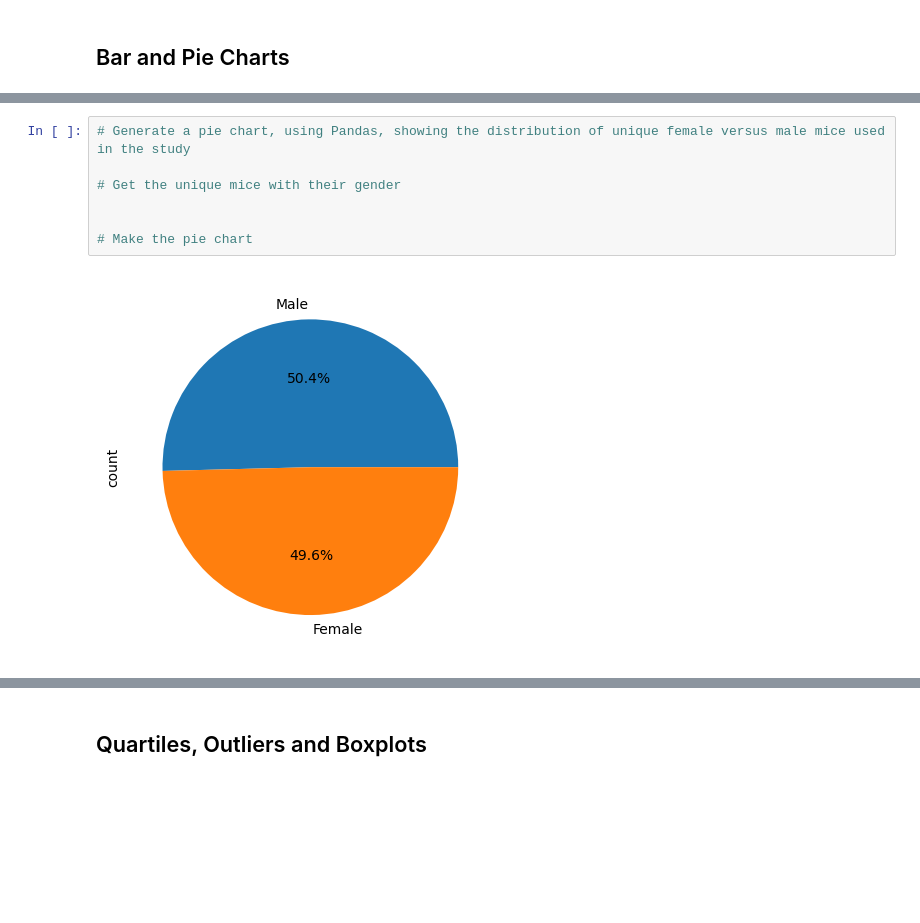
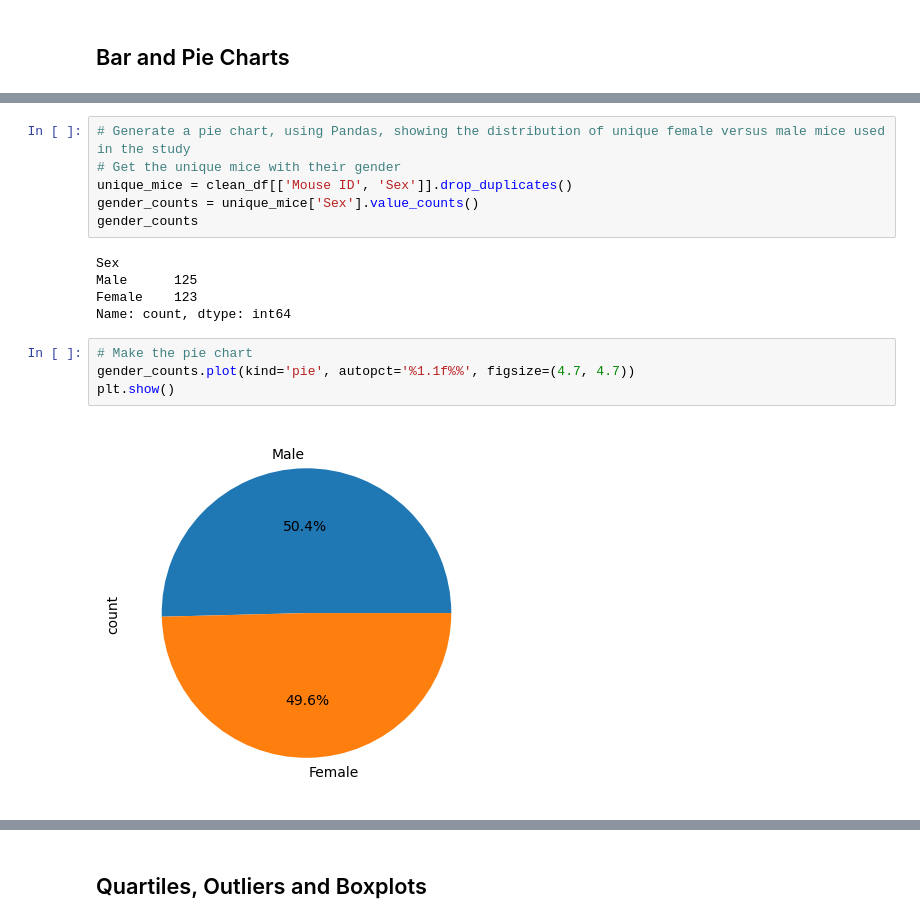
Before and after one commit to SabaAlaeddini/Module-5-Challenge-Matplotlib, a Jupyter notebook: Pymaceuticals/main_analysis-pymaceuticals_starter.ipynb, the cells around one changed output, grey strips where cells are left out. Cells and saved outputs as stored; diff of their text form; blank space fills up the shorter version.

```diff
--- a/Pymaceuticals/main_analysis-pymaceuticals_starter.ipynb
+++ b/Pymaceuticals/main_analysis-pymaceuticals_starter.ipynb
@@ -123,11 +204,19 @@ array(['g989'], dtype=object)
 # %%
 # Generate a pie chart, using Pandas, showing the distribution of unique female versus male mice used in the study
-
 # Get the unique mice with their gender
-
-
-# Make the pie chart
+unique_mice = clean_df[['Mouse ID', 'Sex']].drop_duplicates()
+gender_counts = unique_mice['Sex'].value_counts()
+gender_counts
 # %% [output]
-[figure, removed]
+Sex
+Male      125
+Female    123
+Name: count, dtype: int64
+# %%
+# Make the pie chart
+gender_counts.plot(kind='pie', autopct='%1.1f%%', figsize=(4.7, 4.7))
+plt.show()
+# %% [output]
+[figure, added]
 # %%
 # Generate a pie chart, using pyplot, showing the distribution of unique female versus male mice used in the study
```
Also changed, not shown: parts of 32 cells of this notebook.
